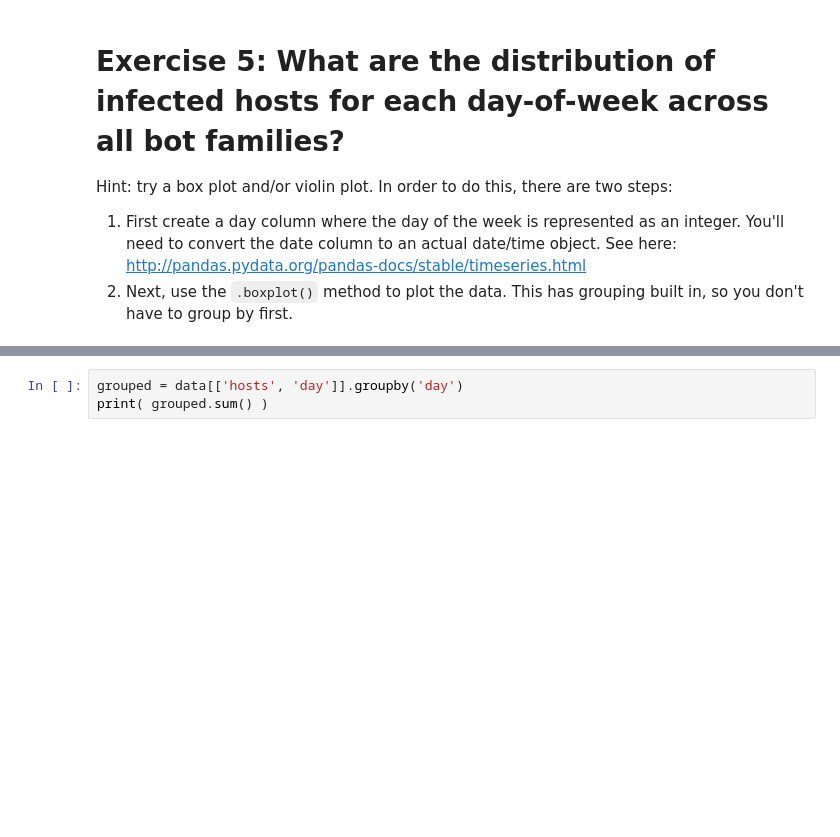
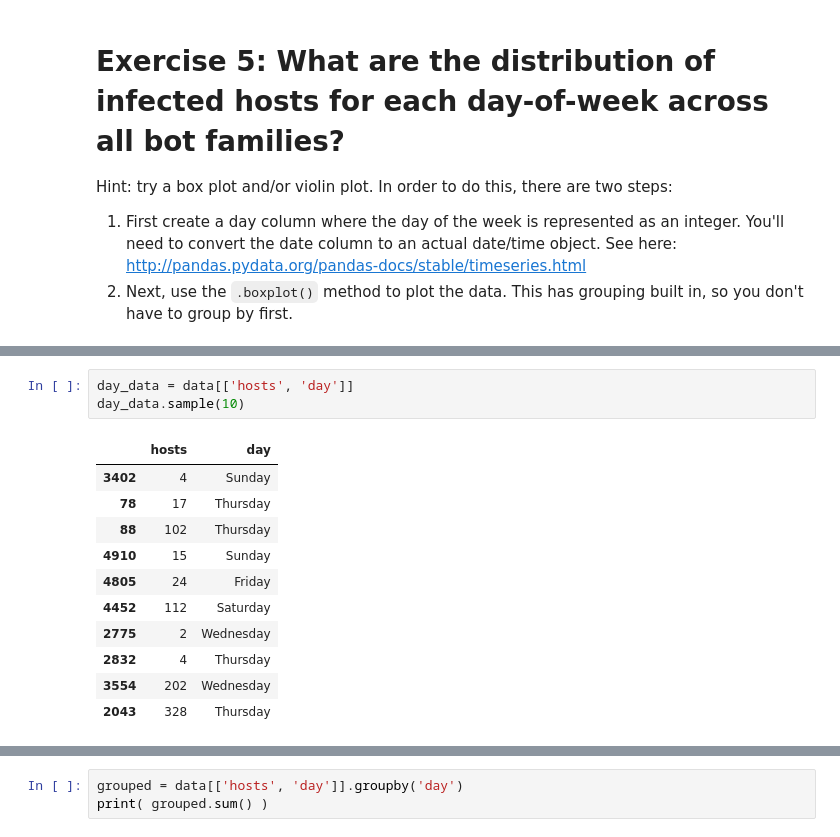
Before and after one commit to cgivre/oreilly-sec-2017, a Jupyter notebook: archive/Notebooks/EDA/EDA Worksheet - Python Version - Answers.ipynb, the cells around one changed output, grey strips where cells are left out. Saved outputs shown, nothing was run; the diff lists cells and outputs as text; blank space fills up the shorter version.

```diff
--- a/archive/Notebooks/EDA/EDA Worksheet - Python Version - Answers.ipynb
+++ b/archive/Notebooks/EDA/EDA Worksheet - Python Version - Answers.ipynb
@@ -126,0 +128,15 @@ data[['hosts', 'day']].boxplot( by='day')
+# %%
+day_data = data[['hosts', 'day']]
+day_data.sample(10)
+# %% [output]
+|  | hosts | day |
+| 3402 | 4 | Sunday |
+| 78 | 17 | Thursday |
+| 88 | 102 | Thursday |
+| 4910 | 15 | Sunday |
+| 4805 | 24 | Friday |
+| 4452 | 112 | Saturday |
+| 2775 | 2 | Wednesday |
+| 2832 | 4 | Thursday |
+| 3554 | 202 | Wednesday |
+| 2043 | 328 | Thursday |
```
Also changed, not shown: parts of 6 cells of this notebook, 4 other files.
